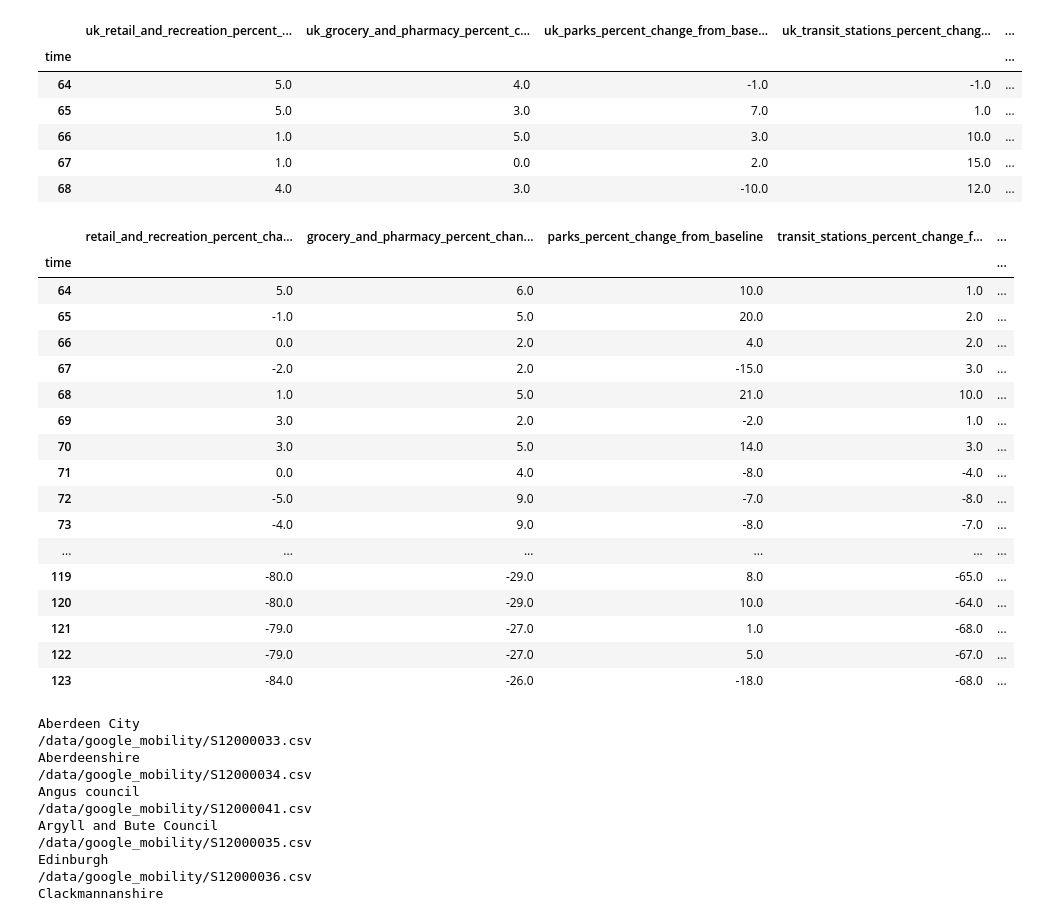
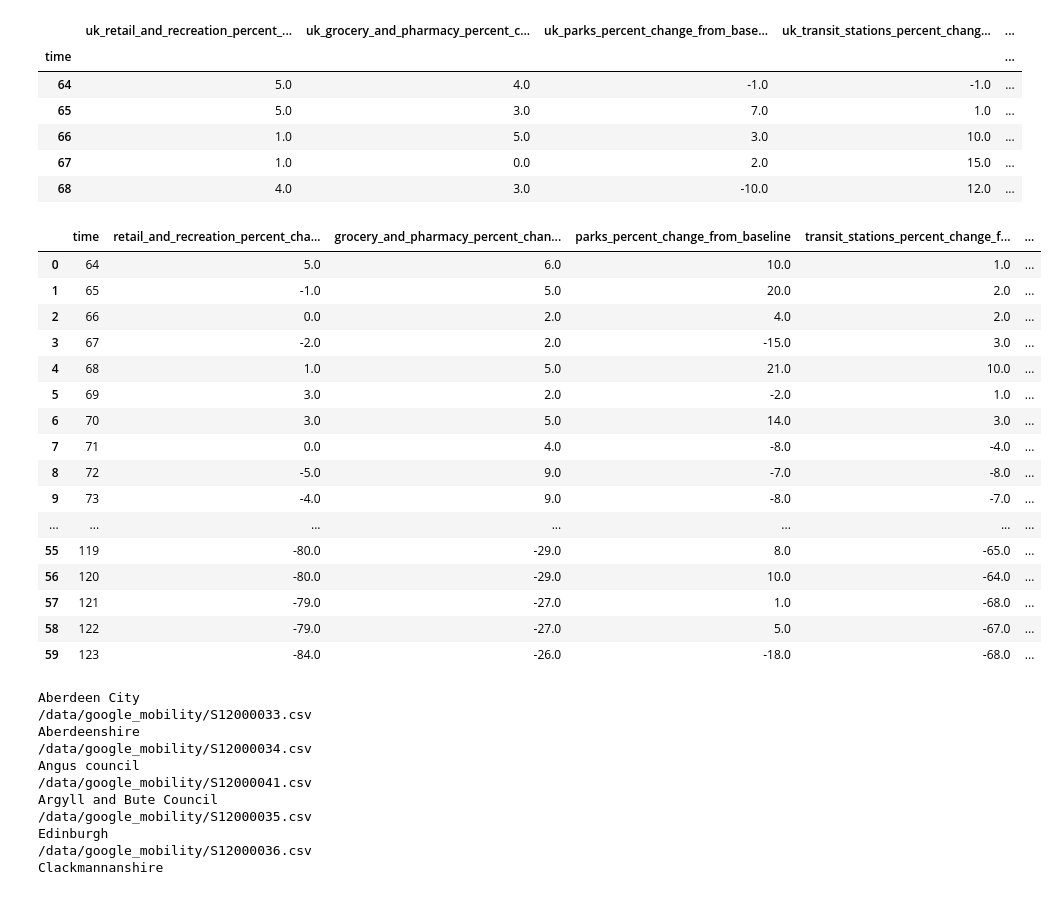
Before and after one commit to covidmaps/scotland, a Jupyter notebook: google_data.ipynb, the cells around one changed output. Drawn from its saved outputs; the diff is of its cells as text; code cells hidden in the pictures.

Commit message:
add new google data with time not in index

```diff
--- a/google_data.ipynb
+++ b/google_data.ipynb
@@ -159,25 +159,26 @@ df_uk.head()
 def combine_uk_average(df_sub_region, df_uk):
 
     result = pd.concat([df_sub_region, df_uk], axis=1)
+    result = result.reset_index()
     return result
 # %%
-df_resucombine_uk_average(df_aberdeen_example, df_uk)
+df_result = combine_uk_average(df_aberdeen_example, df_uk)
+df_result
 # %% [output]
-|  | retail_and_recreation_percent_cha... | grocery_and_pharmacy_percent_chan... | parks_percent_change_from_baseline | transit_stations_percent_change_f... | ... |
-| time |  |  |  |  | ... |
-| 64 | 5.0 | 6.0 | 10.0 | 1.0 | ... |
-| 65 | -1.0 | 5.0 | 20.0 | 2.0 | ... |
-| 66 | 0.0 | 2.0 | 4.0 | 2.0 | ... |
-| 67 | -2.0 | 2.0 | -15.0 | 3.0 | ... |
-| 68 | 1.0 | 5.0 | 21.0 | 10.0 | ... |
-| 69 | 3.0 | 2.0 | -2.0 | 1.0 | ... |
-| 70 | 3.0 | 5.0 | 14.0 | 3.0 | ... |
-| 71 | 0.0 | 4.0 | -8.0 | -4.0 | ... |
-| 72 | -5.0 | 9.0 | -7.0 | -8.0 | ... |
-| 73 | -4.0 | 9.0 | -8.0 | -7.0 | ... |
-| ... | ... | ... | ... | ... | ... |
-| 119 | -80.0 | -29.0 | 8.0 | -65.0 | ... |
-| 120 | -80.0 | -29.0 | 10.0 | -64.0 | ... |
-| 121 | -79.0 | -27.0 | 1.0 | -68.0 | ... |
-| 122 | -79.0 | -27.0 | 5.0 | -67.0 | ... |
-| 123 | -84.0 | -26.0 | -18.0 | -68.0 | ... |
+|  | time | retail_and_recreation_percent_cha... | grocery_and_pharmacy_percent_chan... | parks_percent_change_from_baseline | transit_stations_percent_change_f... | ... |
+| 0 | 64 | 5.0 | 6.0 | 10.0 | 1.0 | ... |
+| 1 | 65 | -1.0 | 5.0 | 20.0 | 2.0 | ... |
+| 2 | 66 | 0.0 | 2.0 | 4.0 | 2.0 | ... |
+| 3 | 67 | -2.0 | 2.0 | -15.0 | 3.0 | ... |
+| 4 | 68 | 1.0 | 5.0 | 21.0 | 10.0 | ... |
+| 5 | 69 | 3.0 | 2.0 | -2.0 | 1.0 | ... |
+| 6 | 70 | 3.0 | 5.0 | 14.0 | 3.0 | ... |
+| 7 | 71 | 0.0 | 4.0 | -8.0 | -4.0 | ... |
+| 8 | 72 | -5.0 | 9.0 | -7.0 | -8.0 | ... |
+| 9 | 73 | -4.0 | 9.0 | -8.0 | -7.0 | ... |
+| ... | ... | ... | ... | ... | ... | ... |
+| 55 | 119 | -80.0 | -29.0 | 8.0 | -65.0 | ... |
+| 56 | 120 | -80.0 | -29.0 | 10.0 | -64.0 | ... |
+| 57 | 121 | -79.0 | -27.0 | 1.0 | -68.0 | ... |
+| 58 | 122 | -79.0 | -27.0 | 5.0 | -67.0 | ... |
+| 59 | 123 | -84.0 | -26.0 | -18.0 | -68.0 | ... |
```
Also changed, not shown: parts of 1 cell of this notebook, 1 other file.
